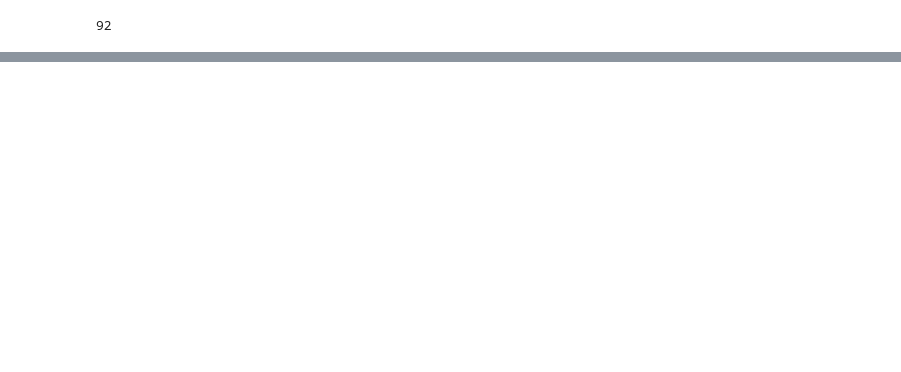
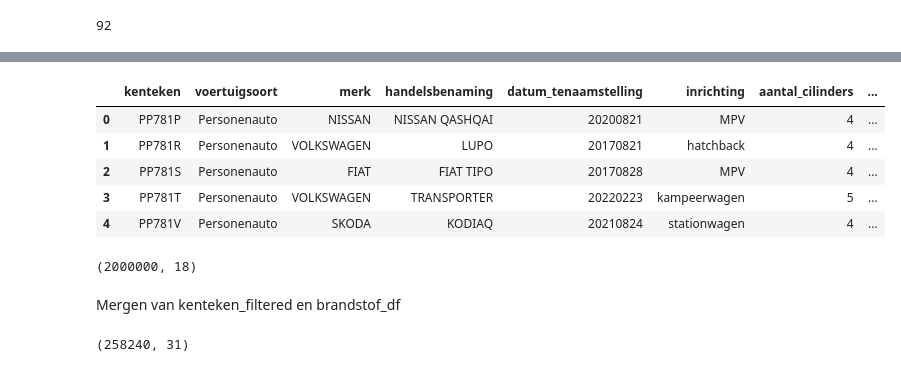
Before and after one commit to Stemt/DS-groep-6, a Jupyter notebook: Case-3/case_3.ipynb, the cells around one changed output, grey strips where cells are left out. Cells and saved outputs as stored; diff of their text form; code cells hidden in the pictures; blank space fills up the shorter version.

```diff
--- a/Case-3/case_3.ipynb
+++ b/Case-3/case_3.ipynb
@@ -76,0 +166,28 @@ len(client.get_metadata("m9d7-ebf2")['columns'])
+# %%
+kenteken_filtered = kenteken_df[['kenteken', 'voertuigsoort', 'merk', 'handelsbenaming','datum_tenaamstelling',
+                               'inrichting', 'aantal_cilinders',
+                               'massa_ledig_voertuig', 'datum_eerste_toelating',
+                               'datum_eerste_tenaamstelling_in_nederland', 'wam_verzekerd','aantal_deuren',
+                               'europese_voertuigcategorie', 'vermogen_massarijklaar',
+                               'export_indicator', 'openstaande_terugroepactie_indicator', 'taxi_indicator',
+                               'tenaamstellen_mogelijk'
+                               ]]
+kenteken_filtered.head()
+# %% [output]
+|  | kenteken | voertuigsoort | merk | handelsbenaming | datum_tenaamstelling | inrichting | aantal_cilinders | ... |
+| 0 | PP781P | Personenauto | NISSAN | NISSAN QASHQAI | 20200821 | MPV | 4 | ... |
+| 1 | PP781R | Personenauto | VOLKSWAGEN | LUPO | 20170821 | hatchback | 4 | ... |
+| 2 | PP781S | Personenauto | FIAT | FIAT TIPO | 20170828 | MPV | 4 | ... |
+| 3 | PP781T | Personenauto | VOLKSWAGEN | TRANSPORTER | 20220223 | kampeerwagen | 5 | ... |
+| 4 | PP781V | Personenauto | SKODA | KODIAQ | 20210824 | stationwagen | 4 | ... |
+# %%
+kenteken_filtered.shape
+# %% [output]
+(2000000, 18)
+# %% [markdown]
+Mergen van kenteken_filtered en brandstof_df
+# %%
+kenteken_brandstof = pd.merge(kenteken_filtered, filtered_brandstof_elektrisch, how = "inner", on = "kenteken")
+kenteken_brandstof.shape
+# %% [output]
+(258240, 31)
```
Also changed, not shown: parts of 38 cells of this notebook, 2 other files.
